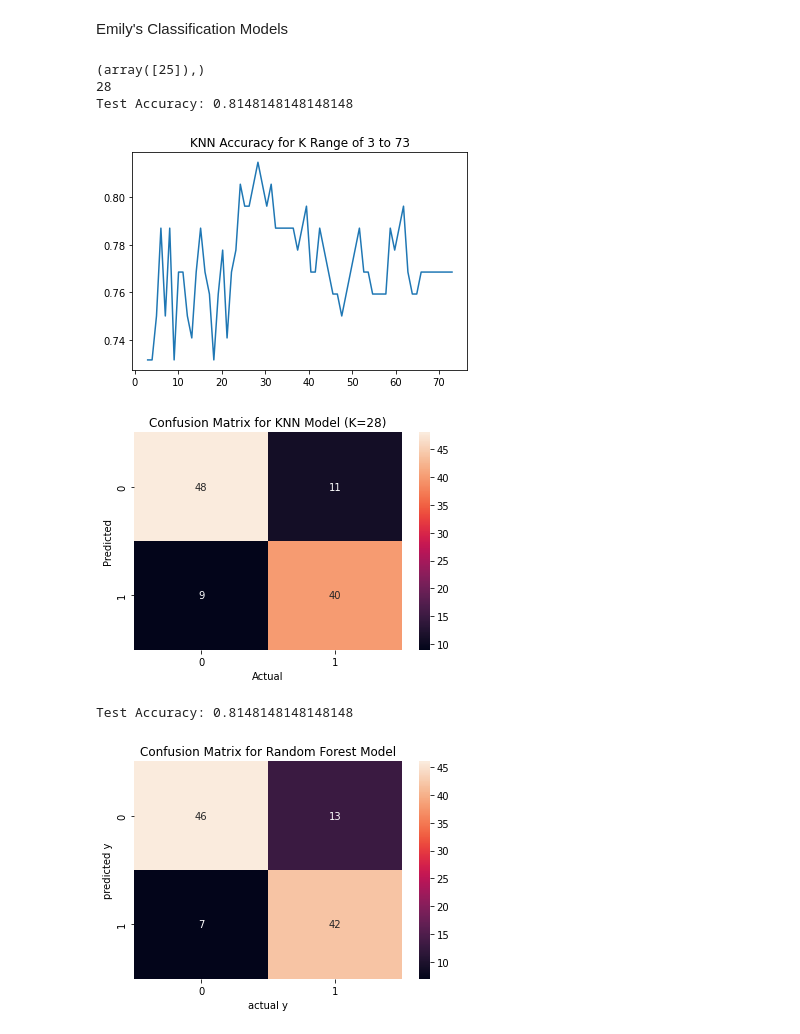
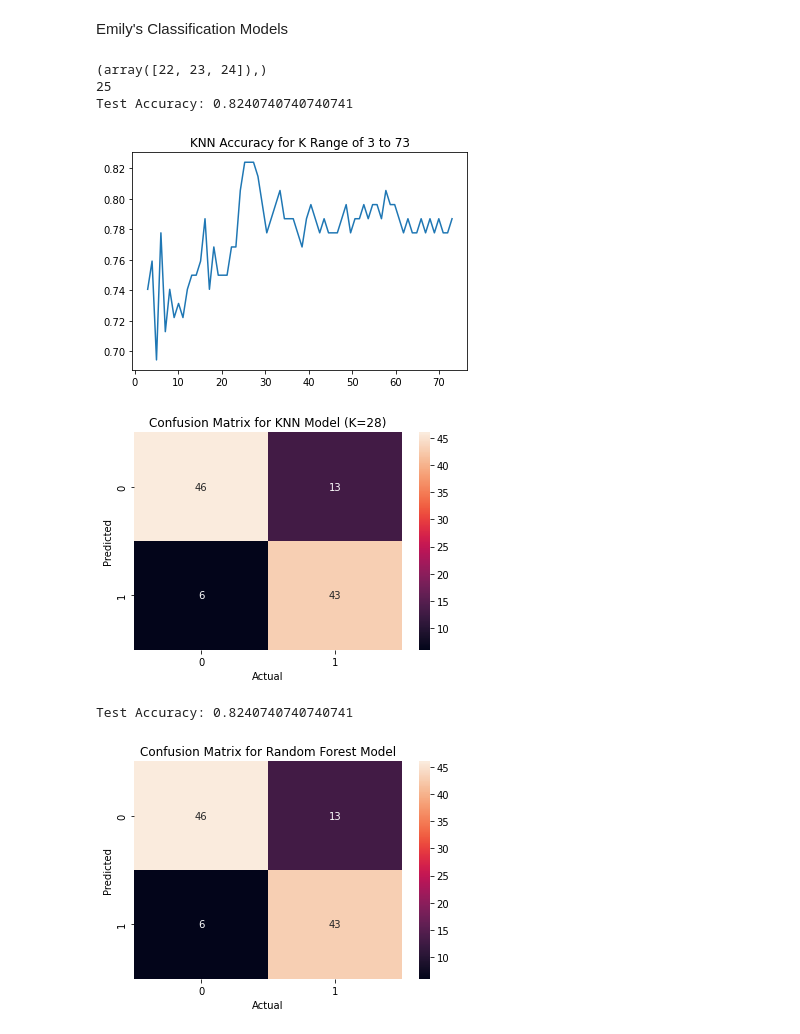
Before and after one commit to emmim25/Group08_Project, a Jupyter notebook: BMEN415_Group8_Final_Project_Models.ipynb, the cells around one changed output. Saved outputs shown, nothing was run; the diff lists cells and outputs as text; code cells hidden in the pictures.

Commit message:
Scaling regression/classification data unified and undersampling code added. Also unified metrics and plots across completed models.

```diff
--- a/BMEN415_Group8_Final_Project_Models.ipynb
+++ b/BMEN415_Group8_Final_Project_Models.ipynb
@@ -209,28 +403,24 @@ plt.show()
 [figure]
 # %% [markdown]
 Data Splitting
-# %%
-#Centering and Scaling Data
-data['Age']=(data.Age-np.min(data.Age))/(np.max(data.Age)-np.min(data.Age))
-data['DiabetesPedigreeFunction']=(data.DiabetesPedigreeFunction - np.min(data.DiabetesPedigreeFunction))/(np.max(data.DiabetesPedigreeFunction)-np.min(data.DiabetesPedigreeFunction))
-data['BMI']=(data.BMI-np.min(data.BMI))/(np.max(data.BMI)-np.min(data.BMI))
-data['BloodPressure']=(data.BloodPressure-np.min(data.BloodPressure))/(np.max(data.BloodPressure)-np.min(data.BloodPressure))
-data['Glucose']=(data.Glucose-np.min(data.Glucose))/(np.max(data.Glucose)-np.min(data.Glucose))
-data['Insulin']=(data.Insulin-np.min(data.Insulin))/(np.max(data.Insulin)-np.min(data.Insulin))
-data['SkinThickness']=(data.SkinThickness-np.min(data.SkinThickness))/(np.max(data.SkinThickness)-np.min(data.SkinThickness))
-data['Pregnancies']=(data.Pregnancies-np.min(data.Pregnancies))/(np.max(data.Pregnancies)-np.min(data.Pregnancies))
-
-#Resampling
-import imblearn
-from imblearn.under_sampling import RandomUnderSampler
-
-x = data.drop(['Outcome'], axis =1)
-y = data.Outcome.values
-
-resample = RandomUnderSampler(random_state=42,replacement=True)
-x,y=resample.fit_resample(x,y)
-
-x_train, x_test, y_train, y_test = train_test_split(x,y, test_size=0.2, random_state = 42)
+# %%
+
+
+#Resampling
+import imblearn
+from imblearn.under_sampling import RandomUnderSampler
+
+x = data.drop(['Outcome'], axis =1)
+y = data.Outcome.values
+
+resample = RandomUnderSampler(random_state=42,replacement=True)
+x,y=resample.fit_resample(x,y)
+
+x_train, x_test, y_train, y_test = train_test_split(x,y, test_size=0.2, random_state = 42)
+from sklearn.preprocessing import StandardScaler
+sc = StandardScaler()
+x_train = sc.fit_transform(x_train)
+x_test = sc.transform(x_test)
 # %%
 from sklearn.model_selection import cross_val_predict
 from sklearn.metrics import confusion_matrix
@@ -254,39 +444,39 @@ for i in range(3,73):
   accuracy_kNN[i-3] = (test_matrix[0,0]+test_matrix[1,1])/(test_matrix[0,0]+test_matrix[0,1]+test_matrix[1,0]+test_matrix[1,1])
 
 k=np.linspace(3,73,num=70)
 plt.figure(0)
 plt.title('KNN Accuracy for K Range of 3 to 73')
 plt.plot(k, accuracy_kNN)
 
 
 k_optimum_index = np.where(accuracy_kNN == np.max(accuracy_kNN))
 print(k_optimum_index)
-k_optimum = 25 + 3
+k_optimum = 22 + 3
 print(k_optimum)
 
 kNN = neighbors.KNeighborsClassifier(k_optimum, weights='uniform')
 
 kNN.fit(x_train, y_train)
 
 y_predict_test = kNN.predict(x_test)
 
 actual_test = y_test
 predicted_test = y_predict_test
 
 test_matrix = confusion_matrix(actual_test, predicted_test)
 plt.figure(1)
 sns.heatmap(test_matrix, annot=True)
 plt.xlabel('Actual')
 plt.ylabel('Predicted')
 plt.title("Confusion Matrix for KNN Model (K=28)")
 test_accuracy_kNN = (test_matrix[0,0]+test_matrix[1,1])/(test_matrix[0,0]+test_matrix[0,1]+test_matrix[1,0]+test_matrix[1,1])
 print('Test Accuracy:', test_accuracy_kNN)
 # %% [output]
-(array([25]),)
-28
-Test Accuracy: 0.8148148148148148
+(array([22, 23, 24]),)
+25
+Test Accuracy: 0.8240740740740741
-[figure, old version]
+[figure, new version]
-[figure, old version]
+[figure, new version]
 # %%
 from sklearn.ensemble import RandomForestClassifier
 
@@ -302,14 +492,14 @@ predicted_test = y_predict_ens_test
 
 test_matrix = confusion_matrix(actual_test, predicted_test)
 sns.heatmap(test_matrix, annot=True)
-plt.xlabel('actual y')
-plt.ylabel('predicted y')
+plt.xlabel('Actual')
+plt.ylabel('Predicted')
 plt.title("Confusion Matrix for Random Forest Model")
 test_accuracy_RF = (test_matrix[0,0]+test_matrix[1,1])/(test_matrix[0,0]+test_matrix[0,1]+test_matrix[1,0]+test_matrix[1,1])
 print('Test Accuracy:', test_accuracy_RF)
 # %% [output]
-Test Accuracy: 0.8148148148148148
+Test Accuracy: 0.8240740740740741
-[figure, old version]
+[figure, new version]
 # %%
 from sklearn.neural_network import MLPClassifier
 
```
Also changed, not shown: parts of 24 cells of this notebook.
